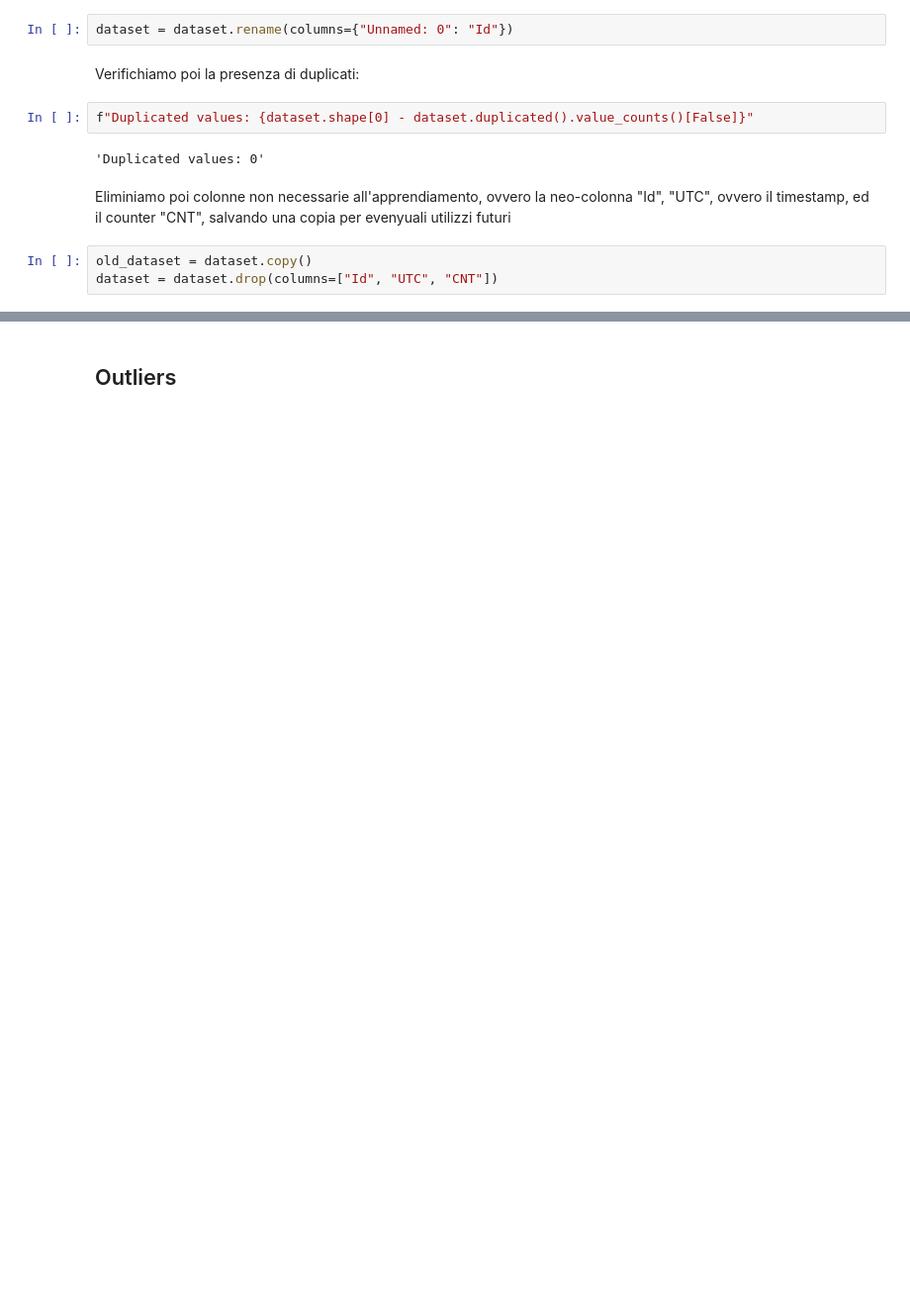
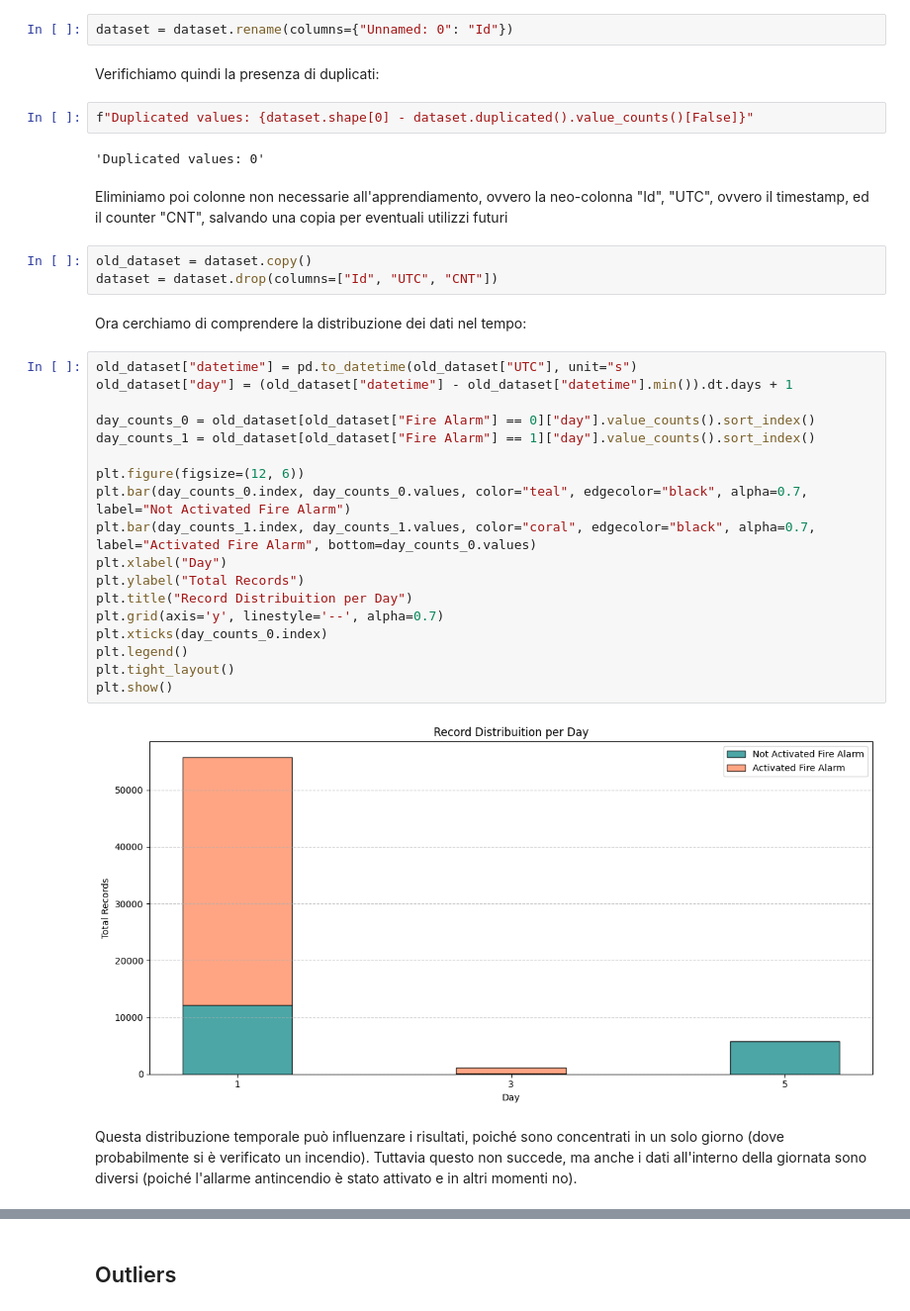
Before and after one commit to bernagit/machine_learning, a Jupyter notebook: main.ipynb, the cells around one changed output, grey strips where cells are left out. Shown at 99% size. Saved outputs shown, nothing was run; the diff lists cells and outputs as text; blank space fills up the shorter version.

```diff
--- a/main.ipynb
+++ b/main.ipynb
@@ -121,13 +123,37 @@ Innanzittutto rinominiamo la colonna "Unnamed: 0" con il nome "Id", ovvero Id de
 # %%
 dataset = dataset.rename(columns={"Unnamed: 0": "Id"})
 # %% [markdown]
-Verifichiamo poi la presenza di duplicati:
+Verifichiamo quindi la presenza di duplicati:
 # %%
 f"Duplicated values: {dataset.shape[0] - dataset.duplicated().value_counts()[False]}"
 # %% [output]
 'Duplicated values: 0'
 # %% [markdown]
-Eliminiamo poi colonne non necessarie all'apprendiamento, ovvero la neo-colonna "Id", "UTC", ovvero il timestamp, ed il counter "CNT", salvando una copia per evenyuali utilizzi futuri
+Eliminiamo poi colonne non necessarie all'apprendiamento, ovvero la neo-colonna "Id", "UTC", ovvero il timestamp, ed il counter "CNT", salvando una copia per eventuali utilizzi futuri
 # %%
 old_dataset = dataset.copy()
 dataset = dataset.drop(columns=["Id", "UTC", "CNT"])
+# %% [markdown]
+Ora cerchiamo di comprendere la distribuzione dei dati nel tempo:
+# %%
+old_dataset["datetime"] = pd.to_datetime(old_dataset["UTC"], unit="s")
+old_dataset["day"] = (old_dataset["datetime"] - old_dataset["datetime"].min()).dt.days + 1
+
+day_counts_0 = old_dataset[old_dataset["Fire Alarm"] == 0]["day"].value_counts().sort_index()
+day_counts_1 = old_dataset[old_dataset["Fire Alarm"] == 1]["day"].value_counts().sort_index()
+
+plt.figure(figsize=(12, 6))
+plt.bar(day_counts_0.index, day_counts_0.values, color="teal", edgecolor="black", alpha=0.7, label="Not Activated Fire Alarm")
+plt.bar(day_counts_1.index, day_counts_1.values, color="coral", edgecolor="black", alpha=0.7, label="Activated Fire Alarm", bottom=day_counts_0.values)
+plt.xlabel("Day")
+plt.ylabel("Total Records")
+plt.title("Record Distribuition per Day")
+plt.grid(axis='y', linestyle='--', alpha=0.7)
+plt.xticks(day_counts_0.index)
+plt.legend()
+plt.tight_layout()
+plt.show()
+# %% [output]
+[figure, added]
+# %% [markdown]
+Questa distribuzione temporale può influenzare i risultati, poiché sono concentrati in un solo giorno (dove probabilmente si è verificato un incendio). Tuttavia questo non succede, ma anche i dati all'interno della giornata sono diversi (poiché l'allarme antincendio è stato attivato e in altri momenti no).
```
Also changed, not shown: parts of 40 cells of this notebook.
